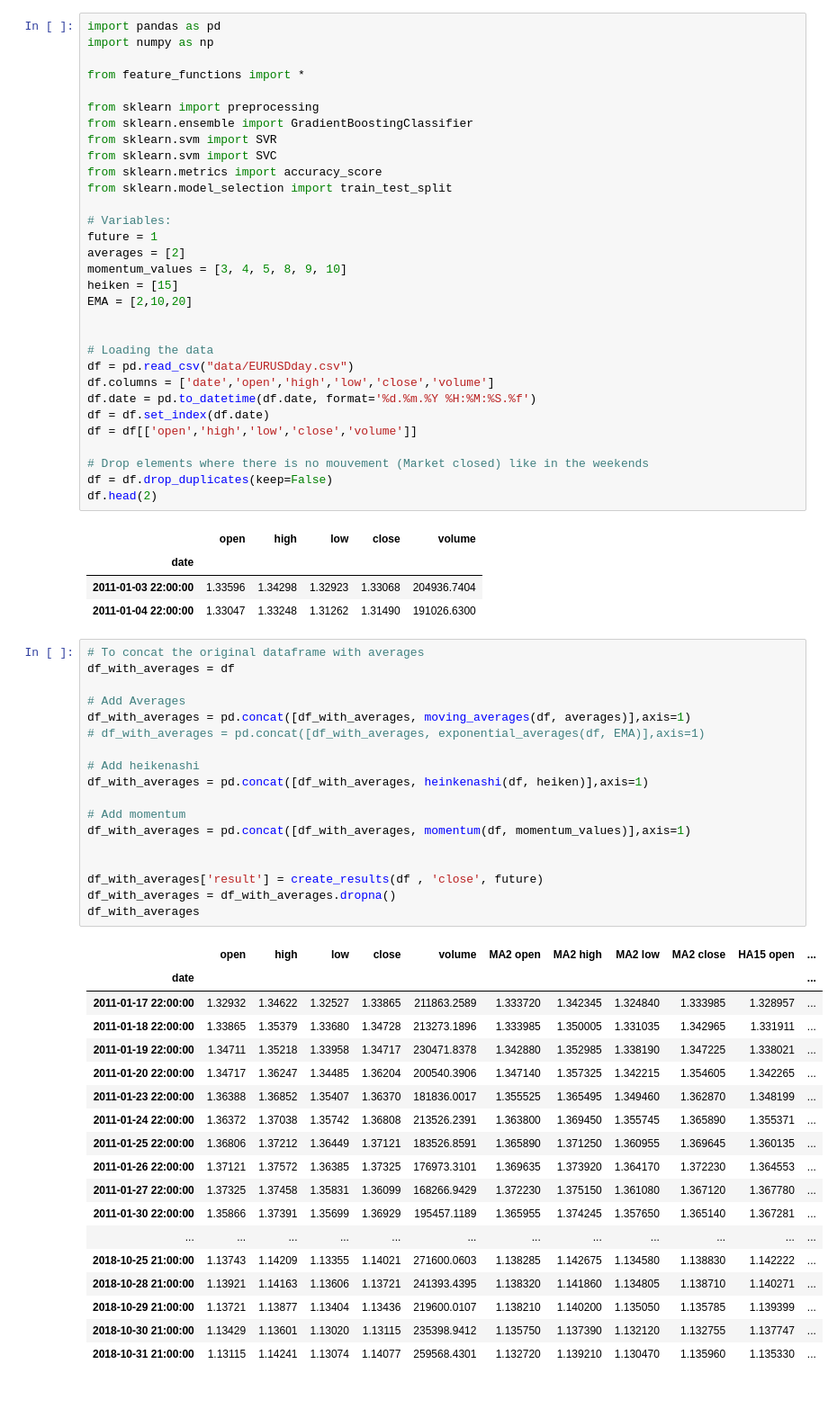
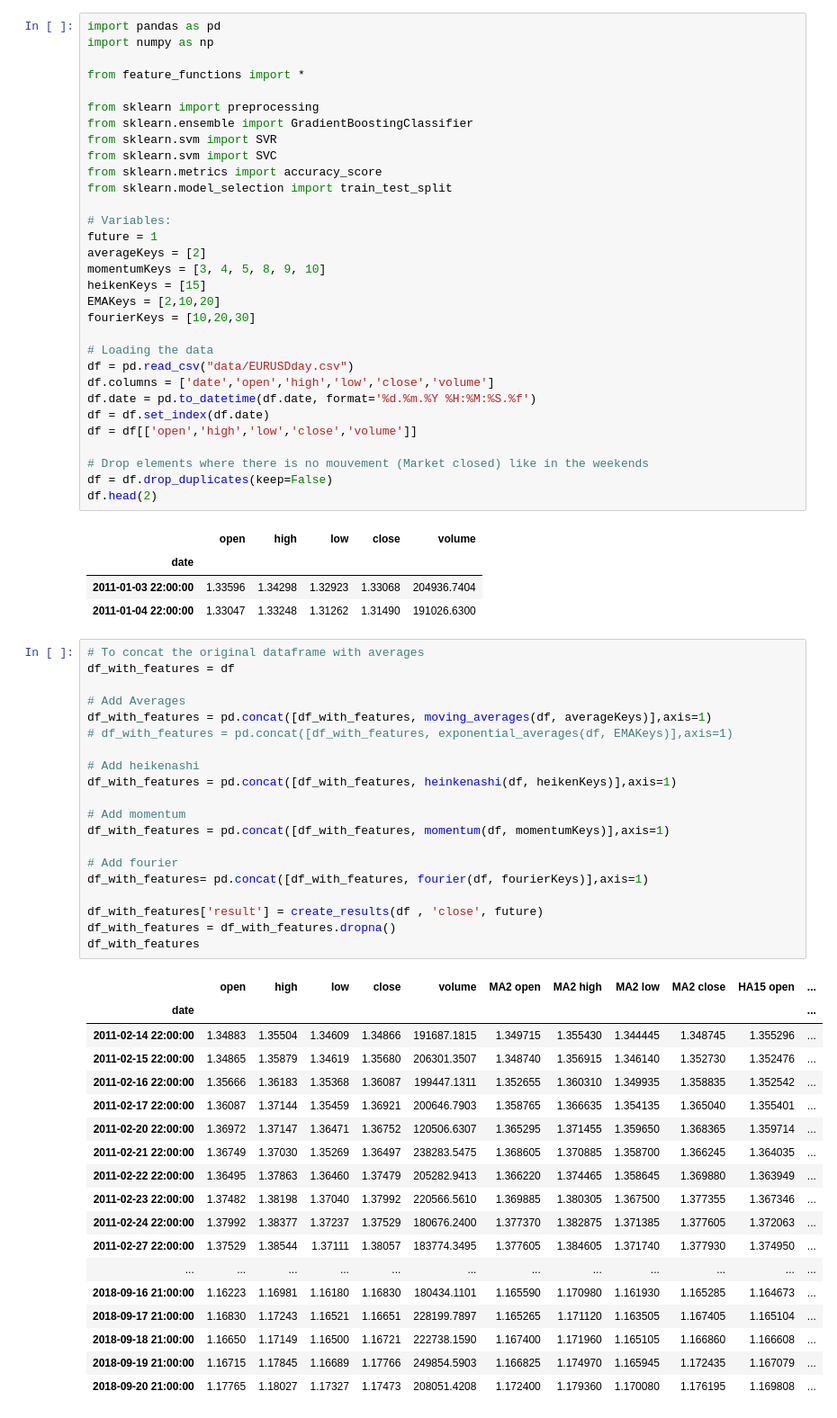
Before and after one commit to sami2310/Forex-ML, a Jupyter notebook: Test accuracy.ipynb, the cells around one changed output. Shown: that part at 90% size. Saved outputs shown, nothing was run; the diff lists cells and outputs as text.

Commit message:
Detrending and Fourier

```diff
--- a/Test accuracy.ipynb
+++ b/Test accuracy.ipynb
@@ -13,11 +13,11 @@ from sklearn.model_selection import train_test_split
 
 # Variables:
 future = 1
-averages = [2]
-momentum_values = [3, 4, 5, 8, 9, 10]
-heiken = [15]
-EMA = [2,10,20]
-
+averageKeys = [2]
+momentumKeys = [3, 4, 5, 8, 9, 10]
+heikenKeys = [15]
+EMAKeys = [2,10,20]
+fourierKeys = [10,20,30]
 
 # Loading the data
 df = pd.read_csv("data/EURUSDday.csv")
@@ -36,38 +36,40 @@ df.head(2)
 | 2011-01-04 22:00:00 | 1.33047 | 1.33248 | 1.31262 | 1.31490 | 191026.6300 |
 # %%
 # To concat the original dataframe with averages
-df_with_averages = df
+df_with_features = df
 
 # Add Averages
-df_with_averages = pd.concat([df_with_averages, moving_averages(df, averages)],axis=1)
-# df_with_averages = pd.concat([df_with_averages, exponential_averages(df, EMA)],axis=1)
+df_with_features = pd.concat([df_with_features, moving_averages(df, averageKeys)],axis=1)
+# df_with_features = pd.concat([df_with_features, exponential_averages(df, EMAKeys)],axis=1)
 
 # Add heikenashi
-df_with_averages = pd.concat([df_with_averages, heinkenashi(df, heiken)],axis=1)
+df_with_features = pd.concat([df_with_features, heinkenashi(df, heikenKeys)],axis=1)
 
 # Add momentum
-df_with_averages = pd.concat([df_with_averages, momentum(df, momentum_values)],axis=1)
+df_with_features = pd.concat([df_with_features, momentum(df, momentumKeys)],axis=1)
 
+# Add fourier
+df_with_features= pd.concat([df_with_features, fourier(df, fourierKeys)],axis=1)
 
-df_with_averages['result'] = create_results(df , 'close', future)
-df_with_averages = df_with_averages.dropna()
-df_with_averages
+df_with_features['result'] = create_results(df , 'close', future)
+df_with_features = df_with_features.dropna()
+df_with_features
 # %% [output]
 |  | open | high | low | close | volume | MA2 open | MA2 high | MA2 low | MA2 close | HA15 open | ... |
 | date |  |  |  |  |  |  |  |  |  |  | ... |
-| 2011-01-17 22:00:00 | 1.32932 | 1.34622 | 1.32527 | 1.33865 | 211863.2589 | 1.333720 | 1.342345 | 1.324840 | 1.333985 | 1.328957 | ... |
-| 2011-01-18 22:00:00 | 1.33865 | 1.35379 | 1.33680 | 1.34728 | 213273.1896 | 1.333985 | 1.350005 | 1.331035 | 1.342965 | 1.331911 | ... |
-| 2011-01-19 22:00:00 | 1.34711 | 1.35218 | 1.33958 | 1.34717 | 230471.8378 | 1.342880 | 1.352985 | 1.338190 | 1.347225 | 1.338021 | ... |
-| 2011-01-20 22:00:00 | 1.34717 | 1.36247 | 1.34485 | 1.36204 | 200540.3906 | 1.347140 | 1.357325 | 1.342215 | 1.354605 | 1.342265 | ... |
-| 2011-01-23 22:00:00 | 1.36388 | 1.36852 | 1.35407 | 1.36370 | 181836.0017 | 1.355525 | 1.365495 | 1.349460 | 1.362870 | 1.348199 | ... |
-| 2011-01-24 22:00:00 | 1.36372 | 1.37038 | 1.35742 | 1.36808 | 213526.2391 | 1.363800 | 1.369450 | 1.355745 | 1.365890 | 1.355371 | ... |
-| 2011-01-25 22:00:00 | 1.36806 | 1.37212 | 1.36449 | 1.37121 | 183526.8591 | 1.365890 | 1.371250 | 1.360955 | 1.369645 | 1.360135 | ... |
-| 2011-01-26 22:00:00 | 1.37121 | 1.37572 | 1.36385 | 1.37325 | 176973.3101 | 1.369635 | 1.373920 | 1.364170 | 1.372230 | 1.364553 | ... |
-| 2011-01-27 22:00:00 | 1.37325 | 1.37458 | 1.35831 | 1.36099 | 168266.9429 | 1.372230 | 1.375150 | 1.361080 | 1.367120 | 1.367780 | ... |
-| 2011-01-30 22:00:00 | 1.35866 | 1.37391 | 1.35699 | 1.36929 | 195457.1189 | 1.365955 | 1.374245 | 1.357650 | 1.365140 | 1.367281 | ... |
+| 2011-02-14 22:00:00 | 1.34883 | 1.35504 | 1.34609 | 1.34866 | 191687.1815 | 1.349715 | 1.355430 | 1.344445 | 1.348745 | 1.355296 | ... |
+| 2011-02-15 22:00:00 | 1.34865 | 1.35879 | 1.34619 | 1.35680 | 206301.3507 | 1.348740 | 1.356915 | 1.346140 | 1.352730 | 1.352476 | ... |
+| 2011-02-16 22:00:00 | 1.35666 | 1.36183 | 1.35368 | 1.36087 | 199447.1311 | 1.352655 | 1.360310 | 1.349935 | 1.358835 | 1.352542 | ... |
+| 2011-02-17 22:00:00 | 1.36087 | 1.37144 | 1.35459 | 1.36921 | 200646.7903 | 1.358765 | 1.366635 | 1.354135 | 1.365040 | 1.355401 | ... |
+| 2011-02-20 22:00:00 | 1.36972 | 1.37147 | 1.36471 | 1.36752 | 120506.6307 | 1.365295 | 1.371455 | 1.359650 | 1.368365 | 1.359714 | ... |
+| 2011-02-21 22:00:00 | 1.36749 | 1.37030 | 1.35269 | 1.36497 | 238283.5475 | 1.368605 | 1.370885 | 1.358700 | 1.366245 | 1.364035 | ... |
+| 2011-02-22 22:00:00 | 1.36495 | 1.37863 | 1.36460 | 1.37479 | 205282.9413 | 1.366220 | 1.374465 | 1.358645 | 1.369880 | 1.363949 | ... |
+| 2011-02-23 22:00:00 | 1.37482 | 1.38198 | 1.37040 | 1.37992 | 220566.5610 | 1.369885 | 1.380305 | 1.367500 | 1.377355 | 1.367346 | ... |
+| 2011-02-24 22:00:00 | 1.37992 | 1.38377 | 1.37237 | 1.37529 | 180676.2400 | 1.377370 | 1.382875 | 1.371385 | 1.377605 | 1.372063 | ... |
+| 2011-02-27 22:00:00 | 1.37529 | 1.38544 | 1.37111 | 1.38057 | 183774.3495 | 1.377605 | 1.384605 | 1.371740 | 1.377930 | 1.374950 | ... |
 | ... | ... | ... | ... | ... | ... | ... | ... | ... | ... | ... | ... |
-| 2018-10-25 21:00:00 | 1.13743 | 1.14209 | 1.13355 | 1.14021 | 271600.0603 | 1.138285 | 1.142675 | 1.134580 | 1.138830 | 1.142222 | ... |
-| 2018-10-28 21:00:00 | 1.13921 | 1.14163 | 1.13606 | 1.13721 | 241393.4395 | 1.138320 | 1.141860 | 1.134805 | 1.138710 | 1.140271 | ... |
-| 2018-10-29 21:00:00 | 1.13721 | 1.13877 | 1.13404 | 1.13436 | 219600.0107 | 1.138210 | 1.140200 | 1.135050 | 1.135785 | 1.139399 | ... |
-| 2018-10-30 21:00:00 | 1.13429 | 1.13601 | 1.13020 | 1.13115 | 235398.9412 | 1.135750 | 1.137390 | 1.132120 | 1.132755 | 1.137747 | ... |
-| 2018-10-31 21:00:00 | 1.13115 | 1.14241 | 1.13074 | 1.14077 | 259568.4301 | 1.132720 | 1.139210 | 1.130470 | 1.135960 | 1.135330 | ... |
+| 2018-09-16 21:00:00 | 1.16223 | 1.16981 | 1.16180 | 1.16830 | 180434.1101 | 1.165590 | 1.170980 | 1.161930 | 1.165285 | 1.164673 | ... |
+| 2018-09-17 21:00:00 | 1.16830 | 1.17243 | 1.16521 | 1.16651 | 228199.7897 | 1.165265 | 1.171120 | 1.163505 | 1.167405 | 1.165104 | ... |
+| 2018-09-18 21:00:00 | 1.16650 | 1.17149 | 1.16500 | 1.16721 | 222738.1590 | 1.167400 | 1.171960 | 1.165105 | 1.166860 | 1.166608 | ... |
+| 2018-09-19 21:00:00 | 1.16715 | 1.17845 | 1.16689 | 1.17766 | 249854.5903 | 1.166825 | 1.174970 | 1.165945 | 1.172435 | 1.167079 | ... |
+| 2018-09-20 21:00:00 | 1.17765 | 1.18027 | 1.17327 | 1.17473 | 208051.4208 | 1.172400 | 1.179360 | 1.170080 | 1.176195 | 1.169808 | ... |
```
Also changed, not shown: parts of 3 cells of this notebook, 2 other files.
